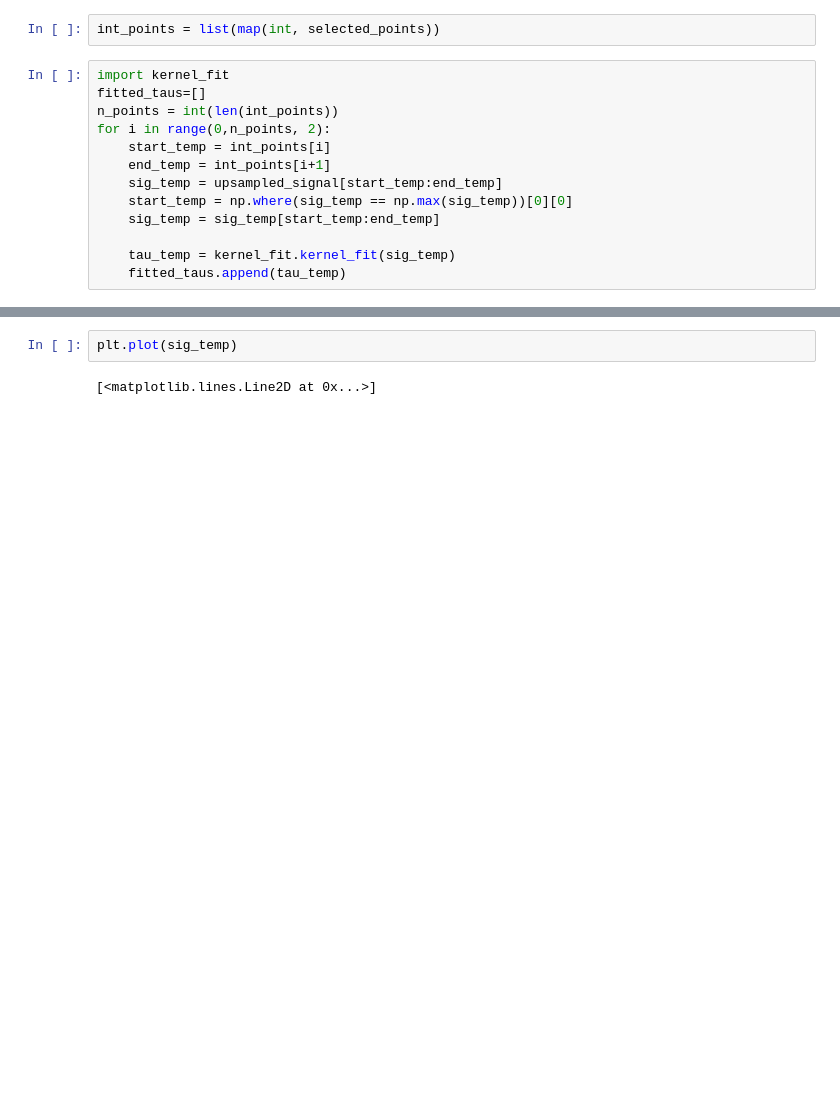
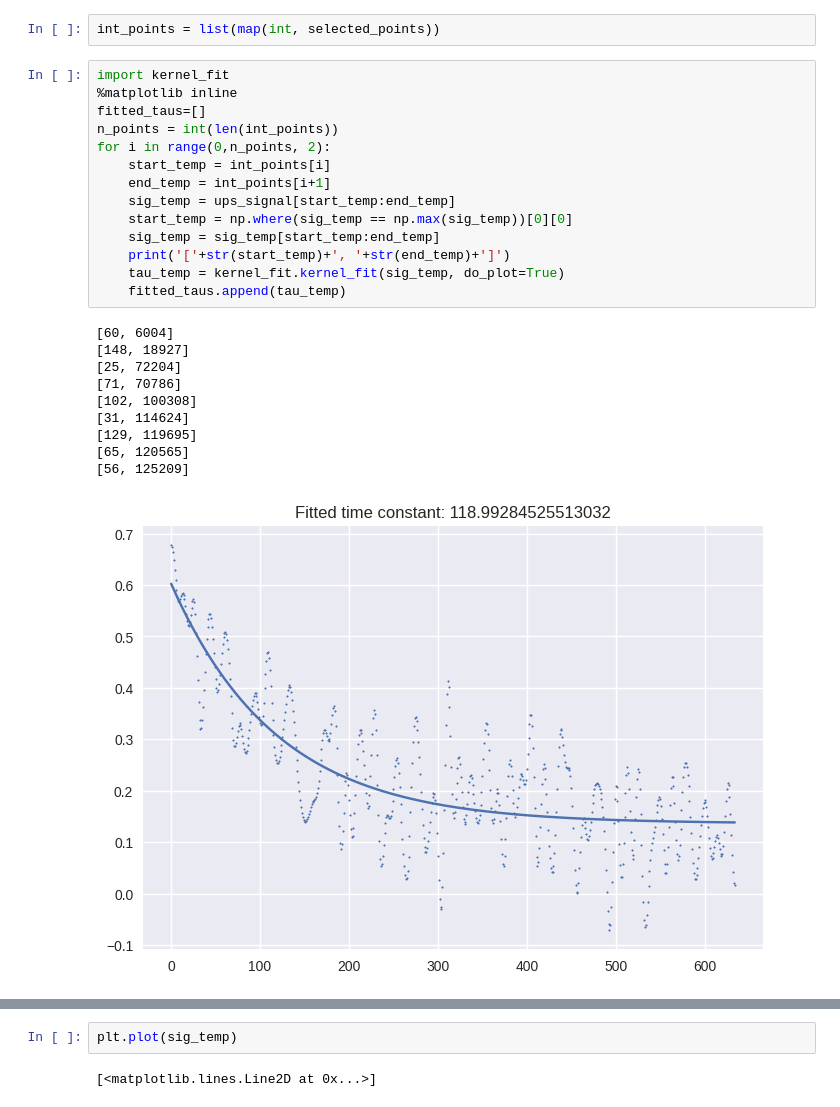
Before and after one commit to mjoudy/Cascade, a Jupyter notebook: cascade_download.ipynb, the cells around one changed output, grey strips where cells are left out. Cells and saved outputs as stored; diff of their text form; blank space fills up the shorter version.

```diff
--- a/cascade_download.ipynb
+++ b/cascade_download.ipynb
@@ -264,14 +259,26 @@ selected_points
 int_points = list(map(int, selected_points))
 # %%
 import kernel_fit
+%matplotlib inline
 fitted_taus=[]
 n_points = int(len(int_points))
 for i in range(0,n_points, 2):
     start_temp = int_points[i]
     end_temp = int_points[i+1]
-    sig_temp = upsampled_signal[start_temp:end_temp]
+    sig_temp = ups_signal[start_temp:end_temp]
     start_temp = np.where(sig_temp == np.max(sig_temp))[0][0]
     sig_temp = sig_temp[start_temp:end_temp]
-
-    tau_temp = kernel_fit.kernel_fit(sig_temp)
+    print('['+str(start_temp)+', '+str(end_temp)+']')
+    tau_temp = kernel_fit.kernel_fit(sig_temp, do_plot=True)
     fitted_taus.append(tau_temp)
+# %% [output]
+[60, 6004]
+[148, 18927]
+[25, 72204]
+[71, 70786]
+[102, 100308]
+[31, 114624]
+[129, 119695]
+[65, 120565]
+[56, 125209]
+[figure, added]
```
Also changed, not shown: parts of 13 cells of this notebook, 1 other file.
